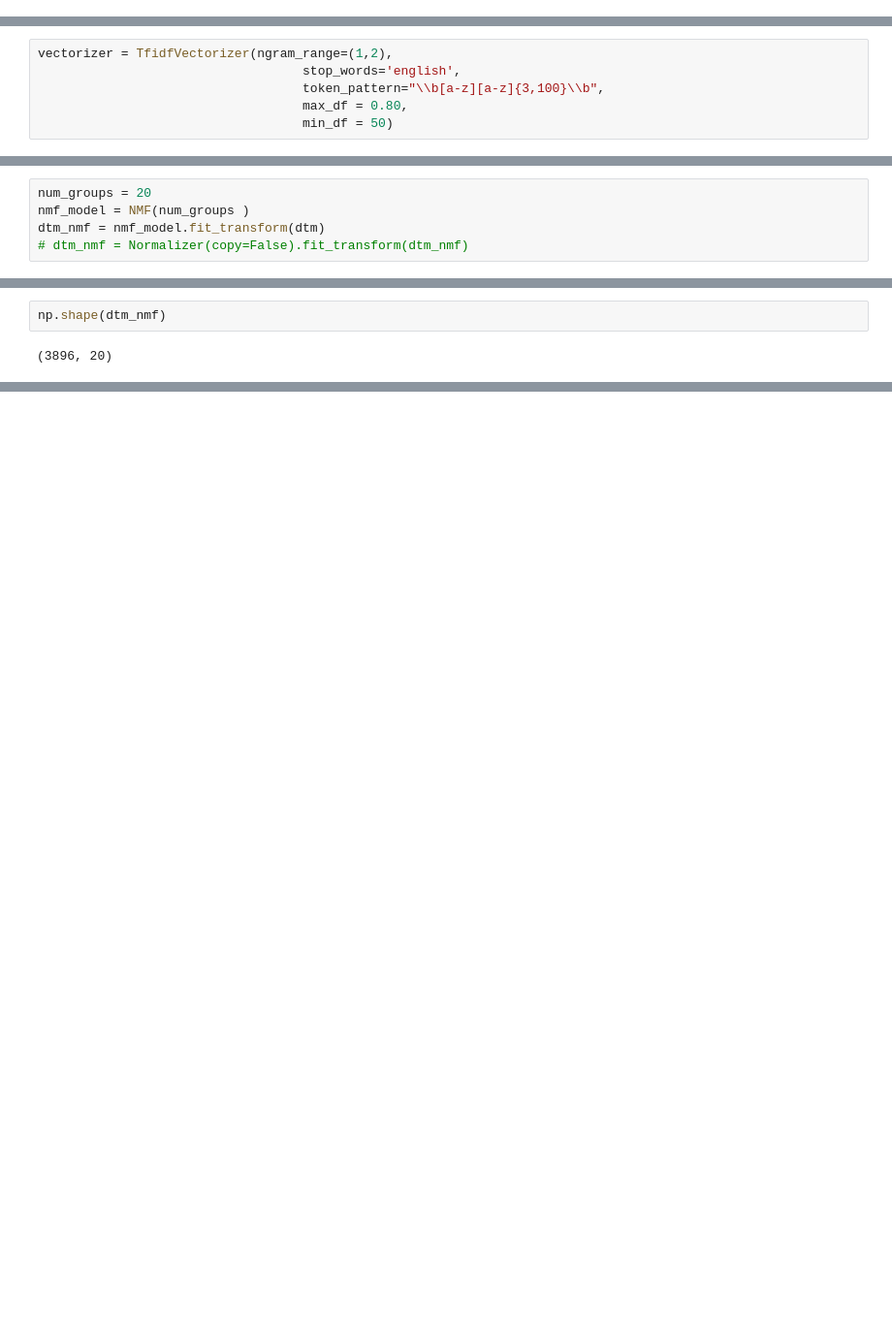
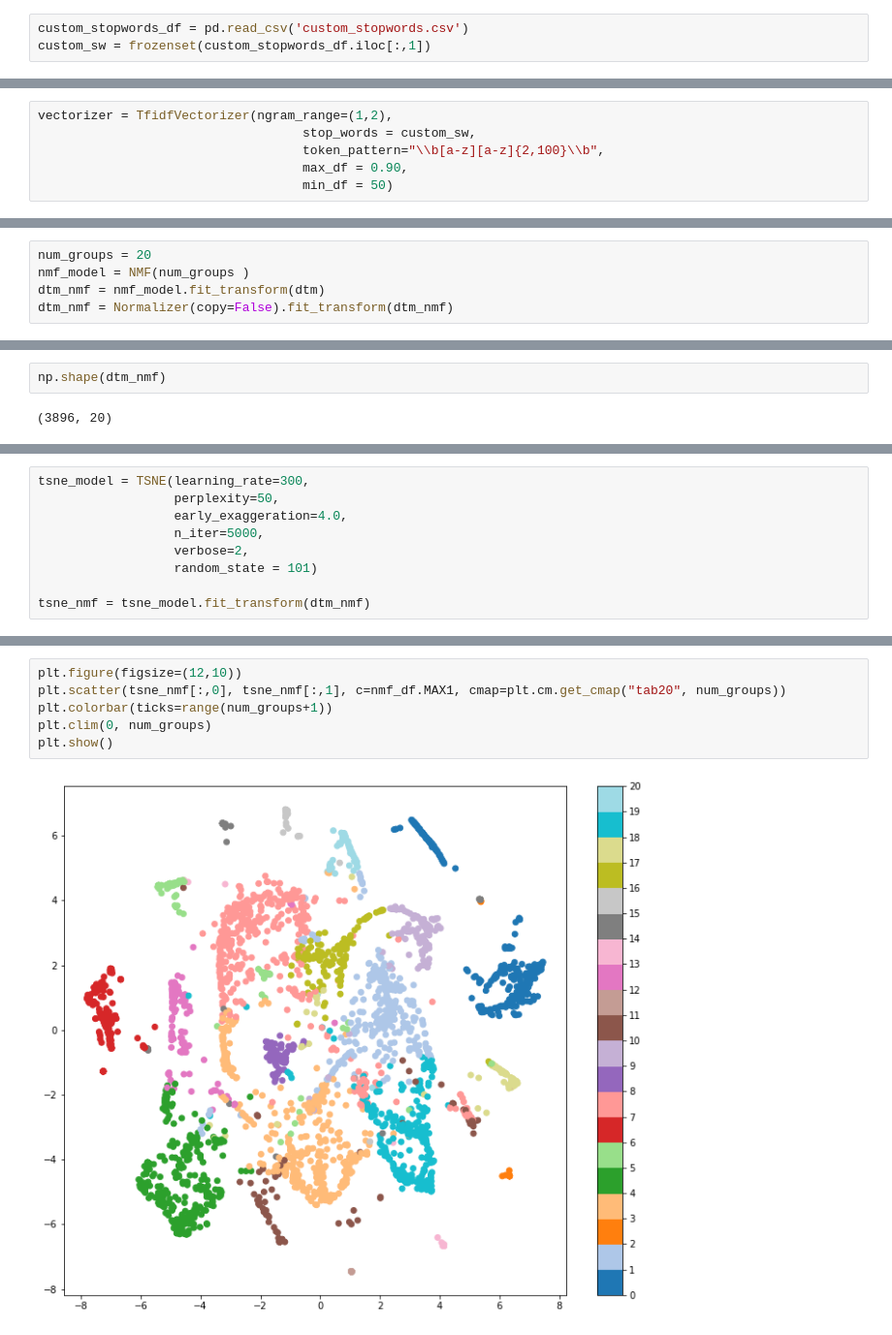
Before and after one commit to leem99/fletcher, a Jupyter notebook: first_unsupervised_models.ipynb, the cells around one changed output, grey strips where cells are left out. Shown at 97% size. Drawn from its saved outputs; the diff is of its cells as text; blank space fills up the shorter version.

```diff
--- a/first_unsupervised_models.ipynb
+++ b/first_unsupervised_models.ipynb
@@ -32,0 +36,3 @@ laws_summarys = pd.read_csv('laws_summary.csv')
+# %%
+custom_stopwords_df = pd.read_csv('custom_stopwords.csv')
+custom_sw = frozenset(custom_stopwords_df.iloc[:,1])
@@ -111,9 +137,9 @@ lda_docs[900]
 ## NMF
 # %%
 vectorizer = TfidfVectorizer(ngram_range=(1,2),
-                                   stop_words='english',
-                                   token_pattern="\\b[a-z][a-z]{3,100}\\b",
-                                   max_df = 0.80,
+                                   stop_words = custom_sw,
+                                   token_pattern="\\b[a-z][a-z]{2,100}\\b",
+                                   max_df = 0.90,
                                    min_df = 50)
 # %%
 dtm = vectorizer.fit_transform(laws_list)
@@ -127,7 +153,7 @@ dtm
 num_groups = 20
 nmf_model = NMF(num_groups )
 dtm_nmf = nmf_model.fit_transform(dtm)
-# dtm_nmf = Normalizer(copy=False).fit_transform(dtm_nmf)
+dtm_nmf = Normalizer(copy=False).fit_transform(dtm_nmf)
 # %%
 features = vectorizer.get_feature_names()
 print("These are the documents extracted from the data and their respective topics:")
@@ -208,0 +309,9 @@ __TSNE Visualization__
+# %%
+tsne_model = TSNE(learning_rate=300,
+                  perplexity=50,
+                  early_exaggeration=4.0,
+                  n_iter=5000,
+                  verbose=2,
+                  random_state = 101)
+
+tsne_nmf = tsne_model.fit_transform(dtm_nmf)
@@ -208,0 +336,8 @@ __TSNE Visualization__
+# %%
+plt.figure(figsize=(12,10))
+plt.scatter(tsne_nmf[:,0], tsne_nmf[:,1], c=nmf_df.MAX1, cmap=plt.cm.get_cmap("tab20", num_groups))
+plt.colorbar(ticks=range(num_groups+1))
+plt.clim(0, num_groups)
+plt.show()
+# %% [output]
+[figure, added]
```
Also changed, not shown: parts of 33 cells of this notebook, 2 other files.
